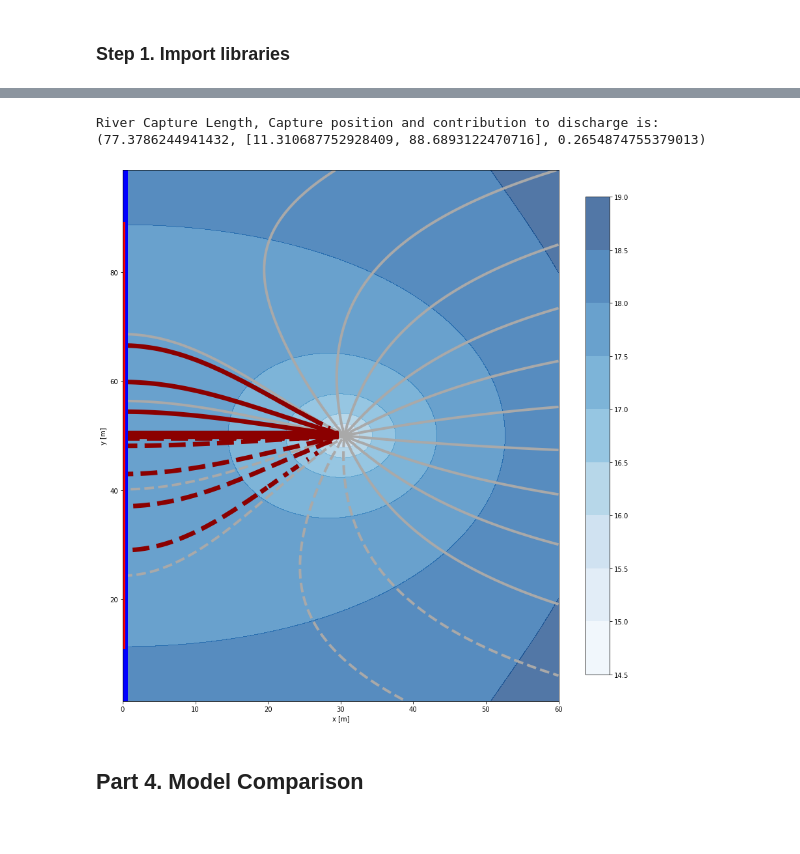
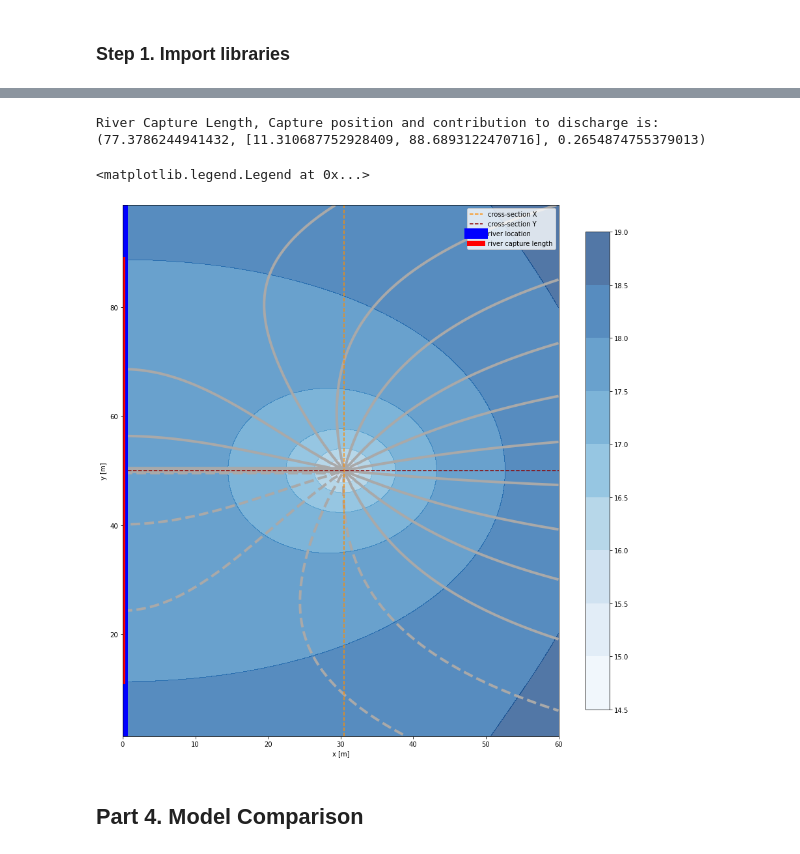
Before and after one commit to vcantarella/study_project, a Jupyter notebook: model_verification.ipynb, the cells around one changed output, grey strips where cells are left out. Saved outputs shown, nothing was run; the diff lists cells and outputs as text; code cells hidden in the pictures.

```diff
--- a/model_verification.ipynb
+++ b/model_verification.ipynb
@@ -302,45 +300,41 @@ xvec, yvec = np.meshgrid(xvec,yvec)
 
 h = []
 psi = []
 for x,y in zip(xvec.flatten(),yvec.flatten()):
 
     head = aem_model.calc_head(x, y)
     psi_0 = aem_model.calc_psi(x, y)
 
     h.append(head)
     psi.append(psi_0)
 
 h = np.array(h).reshape((100,100))
 psi = np.array(psi).reshape((100,100))
 from matplotlib import cm
 fig2, ax = plt.subplots(figsize = (15,15))
 contour = plt.contourf(xvec, yvec, h,
     8,
     cmap = cm.Blues, alpha = 0.7)
     #colors=['#808080', '#A0A0A0', '#C0C0C0'], extend='both')
 ax.set_xlabel('x [m]')
 ax.set_ylabel('y [m]')
 fig2.colorbar(contour, ax=ax, shrink=0.9)
 contour_psi = plt.contour(xvec,yvec,psi,
                           20,
                           colors=('darkgrey',),
-                          linewidths=(4,),
-                          linestyle = ('-',))
-psi_0 = aem_model.calc_psi(0,riv_coords[0])
-psi_1 = aem_model.calc_psi(0,riv_coords[1])
-psi[((psi > psi_0-5) & (psi < psi_1+5))] = np.nan
+                          linewidths=(4,))
 
-contour_psi_river = plt.contour(xvec,yvec,psi,
-                          40,
-                          colors=('darkred',),
-                          linewidths=(7,))
+ax.vlines(x_well, ymin = np.min(yvec), ymax = np.max(yvec), color = 'darkorange', linestyle = "--", label = 'cross-section X')
+ax.hlines(y_well, xmin = np.min(xvec), xmax = np.max(xvec), color = 'darkred', linestyle = "--", label = 'cross-section Y')
 
-river_line = plt.plot([0,0],[np.min(yvec),np.max(yvec)], color = 'blue', linestyle = '-', linewidth = 16)
-river_capture = plt.plot([0, 0], [riv_coords[0], riv_coords[1]], color='r', linestyle='-', linewidth=8)
+river_line = plt.plot([0,0],[np.min(yvec),np.max(yvec)], color = 'blue', linestyle = '-', linewidth = 16, label = "river location")
+river_capture = plt.plot([0, 0], [riv_coords[0], riv_coords[1]], color='r', linestyle='-', linewidth=8, label = "river capture length")
+ax.legend()
 # %% [output]
 River Capture Length, Capture position and contribution to discharge is:
 (77.3786244941432, [11.310687752928409, 88.6893122470716], 0.2654874755379013)
+<matplotlib.legend.Legend at 0x...>
-[figure, old version]
+[figure, new version]
 # %% [markdown]
 ## Part 4. Model Comparison
 # %% [markdown]
```
Also changed, not shown: parts of 39 cells of this notebook, 10 other files.
